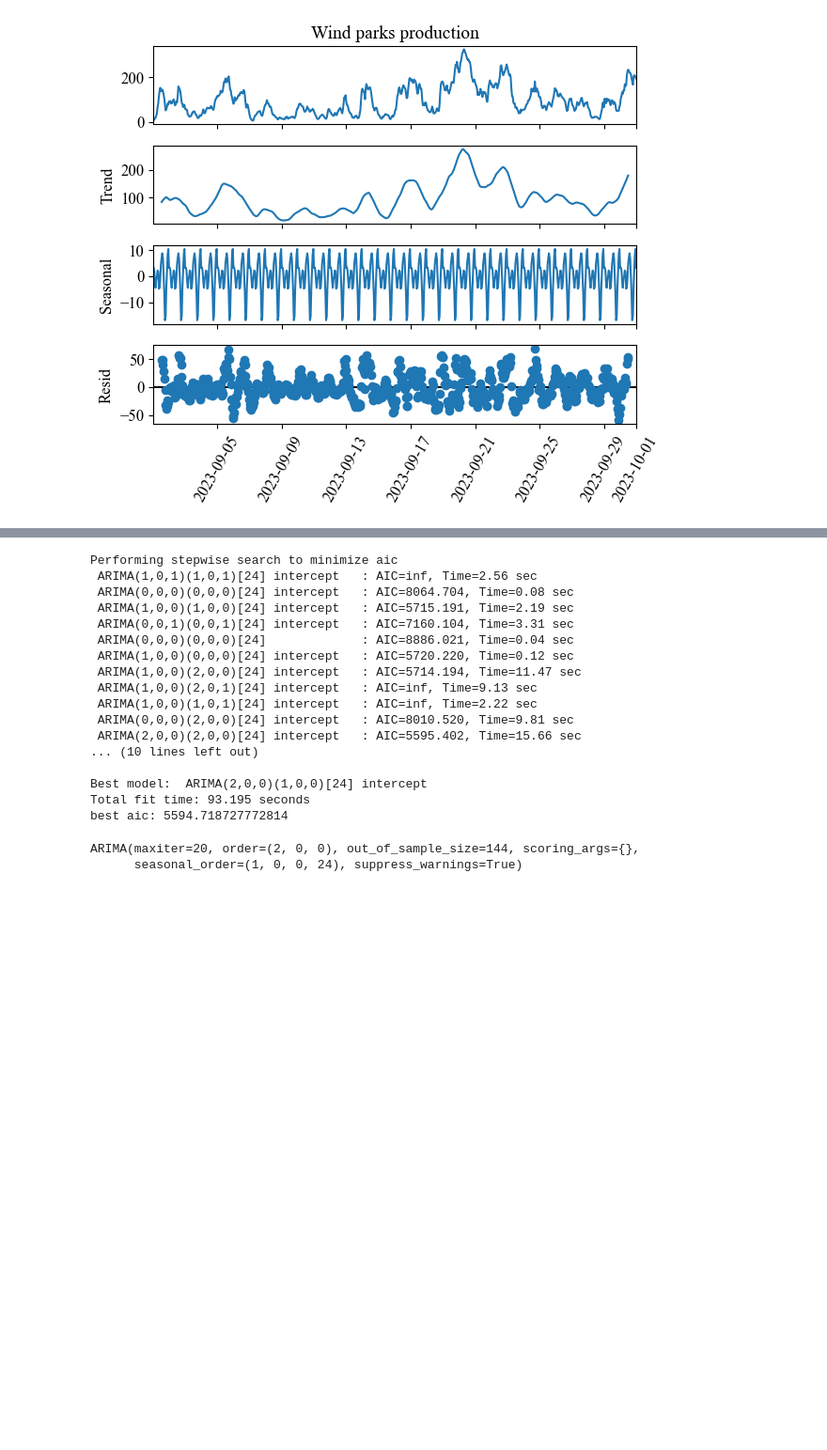
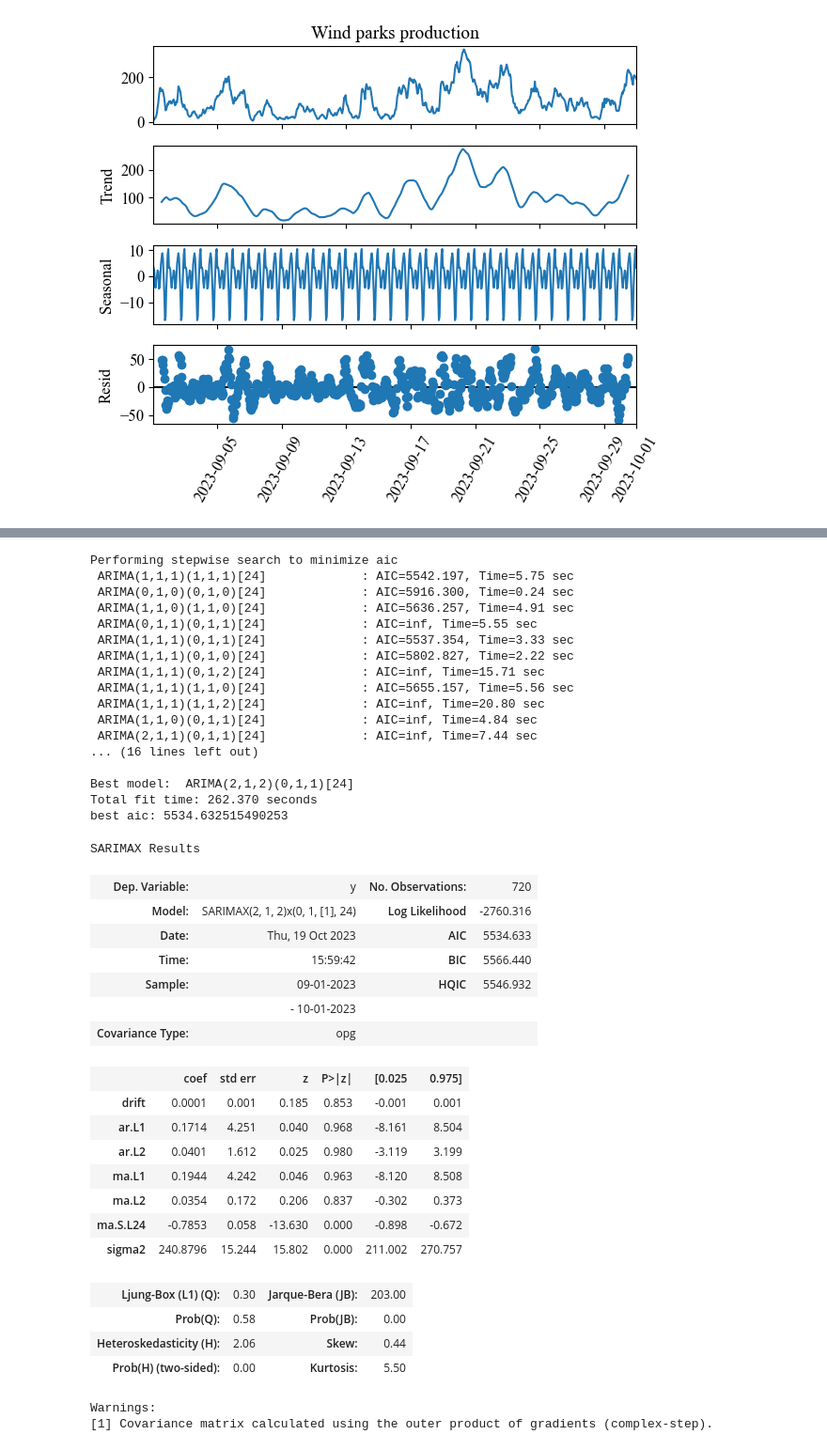
Before and after one commit to HyuntaeKR/enereng2023, a Jupyter notebook: ARIMA.ipynb, the cells around one changed output, grey strips where cells are left out. Shown at 94% size. Drawn from its saved outputs; the diff is of its cells as text; code cells hidden in the pictures; blank space fills up the shorter version.

```diff
--- a/ARIMA.ipynb
+++ b/ARIMA.ipynb
@@ -82,12 +116,14 @@ plt.xticks(rotation=60);
 # %%
-# Setup the model
-model = auto_arima(
+# Search for the optimal orders of the SARIMAX model
+# Use the autoarima package
+
+model_autoarima = auto_arima(
     wp_prod,
     start_p=1, d=1, start_q=1,
     max_p=5, max_d=1, max_q=5,
     start_P=1, D=1, start_Q=1,
     max_P=2, max_D=2, max_Q=2,
-    m=24,
+    m=24, max_order=None,
     seasonal=True, stationary=False,
     information_criterion="aic",
     alpha=0.05,
@@ -96,31 +132,52 @@ model = auto_arima(
     suppress_warnings=True,
     stepwise=True,
     n_jobs=-1,
+    trend="t",
     maxiter=20
 )
 
-print(f"best aic: {model.aic()}")
+print(f"best aic: {model_autoarima.aic()}")
 # %% [output]
 Performing stepwise search to minimize aic
- ARIMA(1,0,1)(1,0,1)[24] intercept   : AIC=inf, Time=2.56 sec
- ARIMA(0,0,0)(0,0,0)[24] intercept   : AIC=8064.704, Time=0.08 sec
- ARIMA(1,0,0)(1,0,0)[24] intercept   : AIC=5715.191, Time=2.19 sec
- ARIMA(0,0,1)(0,0,1)[24] intercept   : AIC=7160.104, Time=3.31 sec
- ARIMA(0,0,0)(0,0,0)[24]             : AIC=8886.021, Time=0.04 sec
- ARIMA(1,0,0)(0,0,0)[24] intercept   : AIC=5720.220, Time=0.12 sec
- ARIMA(1,0,0)(2,0,0)[24] intercept   : AIC=5714.194, Time=11.47 sec
- ARIMA(1,0,0)(2,0,1)[24] intercept   : AIC=inf, Time=9.13 sec
- ARIMA(1,0,0)(1,0,1)[24] intercept   : AIC=inf, Time=2.22 sec
- ARIMA(0,0,0)(2,0,0)[24] intercept   : AIC=8010.520, Time=9.81 sec
- ARIMA(2,0,0)(2,0,0)[24] intercept   : AIC=5595.402, Time=15.66 sec
-... (10 lines left out)
+ ARIMA(1,1,1)(1,1,1)[24]             : AIC=5542.197, Time=5.75 sec
+ ARIMA(0,1,0)(0,1,0)[24]             : AIC=5916.300, Time=0.24 sec
+ ARIMA(1,1,0)(1,1,0)[24]             : AIC=5636.257, Time=4.91 sec
+ ARIMA(0,1,1)(0,1,1)[24]             : AIC=inf, Time=5.55 sec
+ ARIMA(1,1,1)(0,1,1)[24]             : AIC=5537.354, Time=3.33 sec
+ ARIMA(1,1,1)(0,1,0)[24]             : AIC=5802.827, Time=2.22 sec
+ ARIMA(1,1,1)(0,1,2)[24]             : AIC=inf, Time=15.71 sec
+ ARIMA(1,1,1)(1,1,0)[24]             : AIC=5655.157, Time=5.56 sec
+ ARIMA(1,1,1)(1,1,2)[24]             : AIC=inf, Time=20.80 sec
+ ARIMA(1,1,0)(0,1,1)[24]             : AIC=inf, Time=4.84 sec
+ ARIMA(2,1,1)(0,1,1)[24]             : AIC=inf, Time=7.44 sec
+... (16 lines left out)
 
-Best model:  ARIMA(2,0,0)(1,0,0)[24] intercept
-Total fit time: 93.195 seconds
-best aic: 5594.718727772814
+Best model:  ARIMA(2,1,2)(0,1,1)[24]
+Total fit time: 262.370 seconds
+best aic: 5534.632515490253
-# %%
-# Train the model with Sep/2023 Wind parks data
-model.fit(wp_prod)
-# %% [output]
-ARIMA(maxiter=20, order=(2, 0, 0), out_of_sample_size=144, scoring_args={},
-      seasonal_order=(1, 0, 0, 24), suppress_warnings=True)
+# %%
+# See model summary
+model_autoarima.summary()
+# %% [output]
+SARIMAX Results
+| Dep. Variable: | y | No. Observations: | 720 |
+| Model: | SARIMAX(2, 1, 2)x(0, 1, [1], 24) | Log Likelihood | -2760.316 |
+| Date: | Thu, 19 Oct 2023 | AIC | 5534.633 |
+| Time: | 15:59:42 | BIC | 5566.440 |
+| Sample: | 09-01-2023 | HQIC | 5546.932 |
+|  | - 10-01-2023 |  |  |
+| Covariance Type: | opg |  |  |
+|  | coef | std err | z | P>|z| | [0.025 | 0.975] |
+| drift | 0.0001 | 0.001 | 0.185 | 0.853 | -0.001 | 0.001 |
+| ar.L1 | 0.1714 | 4.251 | 0.040 | 0.968 | -8.161 | 8.504 |
+| ar.L2 | 0.0401 | 1.612 | 0.025 | 0.980 | -3.119 | 3.199 |
+| ma.L1 | 0.1944 | 4.242 | 0.046 | 0.963 | -8.120 | 8.508 |
+| ma.L2 | 0.0354 | 0.172 | 0.206 | 0.837 | -0.302 | 0.373 |
+| ma.S.L24 | -0.7853 | 0.058 | -13.630 | 0.000 | -0.898 | -0.672 |
+| sigma2 | 240.8796 | 15.244 | 15.802 | 0.000 | 211.002 | 270.757 |
+| Ljung-Box (L1) (Q): | 0.30 | Jarque-Bera (JB): | 203.00 |
+| Prob(Q): | 0.58 | Prob(JB): | 0.00 |
+| Heteroskedasticity (H): | 2.06 | Skew: | 0.44 |
+| Prob(H) (two-sided): | 0.00 | Kurtosis: | 5.50 |
+Warnings:
+[1] Covariance matrix calculated using the outer product of gradients (complex-step).
```
Also changed, not shown: parts of 10 cells of this notebook, 7 other files.
